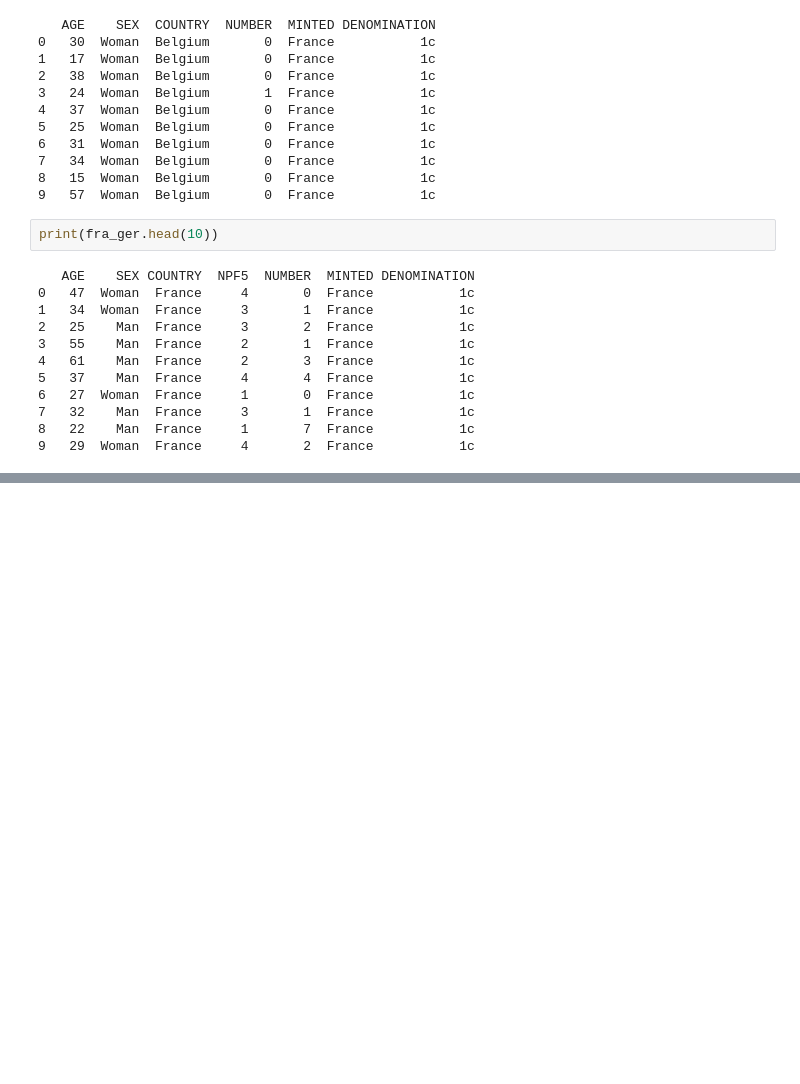
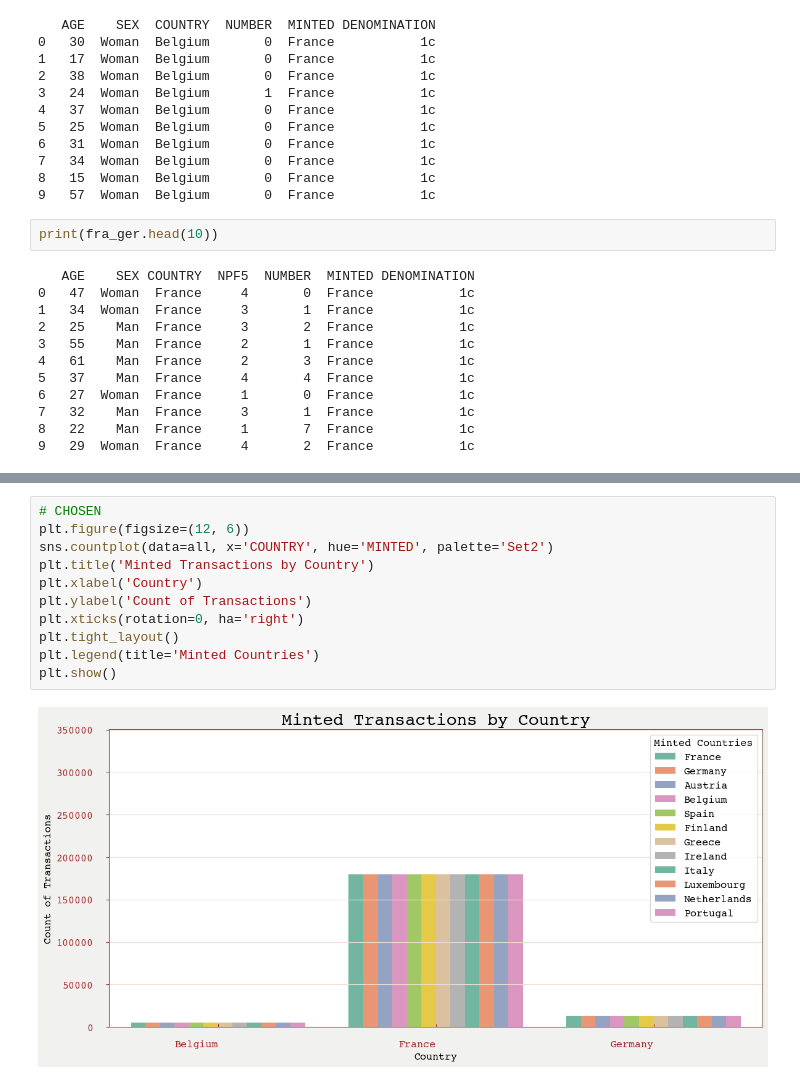
Before and after one commit to msheeba4848/Visual-Storytelling-of-Belgium-Travel, a Jupyter notebook: submission.ipynb, the cells around one changed output, grey strips where cells are left out. Drawn from its saved outputs; the diff is of its cells as text; blank space fills up the shorter version.

```diff
--- a/submission.ipynb
+++ b/submission.ipynb
@@ -329,0 +368,13 @@ print(fra_ger.head(10))
+# %%
+# CHOSEN
+plt.figure(figsize=(12, 6))
+sns.countplot(data=all, x='COUNTRY', hue='MINTED', palette='Set2')
+plt.title('Minted Transactions by Country')
+plt.xlabel('Country')
+plt.ylabel('Count of Transactions')
+plt.xticks(rotation=0, ha='right')
+plt.tight_layout()
+plt.legend(title='Minted Countries')
+plt.show()
+# %% [output]
+[figure, added]
```
Also changed, not shown: parts of 27 cells of this notebook, 11 other files.
